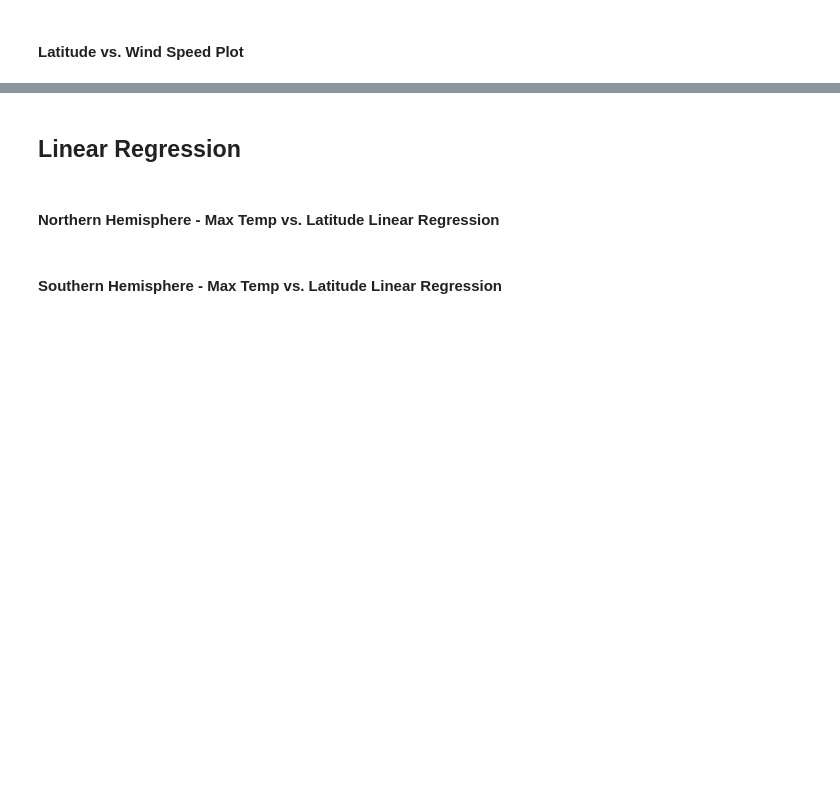
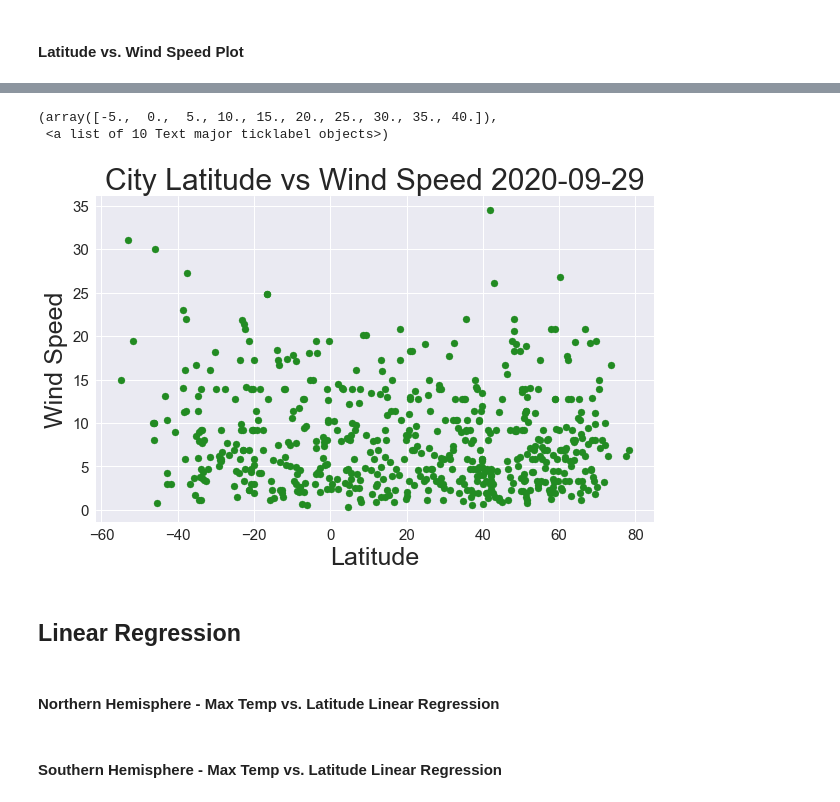
Before and after one commit to ppages01/python_api_weather, a Jupyter notebook: WeatherPy.ipynb, the cells around one changed output, grey strips where cells are left out. Saved outputs shown, nothing was run; the diff lists cells and outputs as text; code cells hidden in the pictures; blank space fills up the shorter version.

```diff
--- a/WeatherPy.ipynb
+++ b/WeatherPy.ipynb
@@ -239,3 +250,18 @@ sns.scatterplot(x = 'Lat', y = 'Wind Speed', data = df)
+# %%
+plt.style.use('seaborn')
+fig = plt.figure(figsize= (10,6))
+plt.scatter(x = 'Lat', y = 'Wind Speed', data = df, color = 'forestgreen')
+plt.title(f'City Latitude vs Wind Speed {dt}', size = 30)
+plt.xlabel('Latitude', size =25)
+plt.xticks(size = 15)
+plt.ylabel('Wind Speed', size = 25)
+plt.yticks(size = 15)
+
+#sns.scatterplot(x = 'Lat', y = 'Wind Speed', data = df)
+# %% [output]
+(array([-5.,  0.,  5., 10., 15., 20., 25., 30., 35., 40.]),
+ <a list of 10 Text major ticklabel objects>)
+[figure, added]
 # %% [markdown]
 ## Linear Regression
 # %%
```
Also changed, not shown: parts of 8 cells of this notebook.
